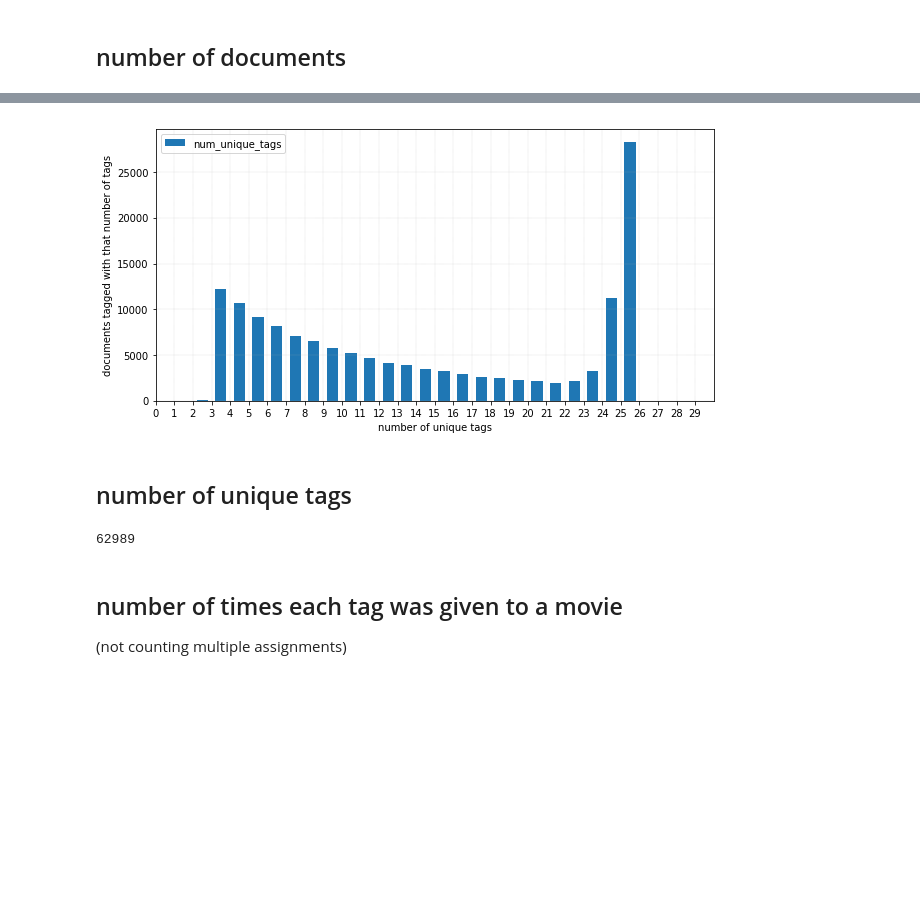
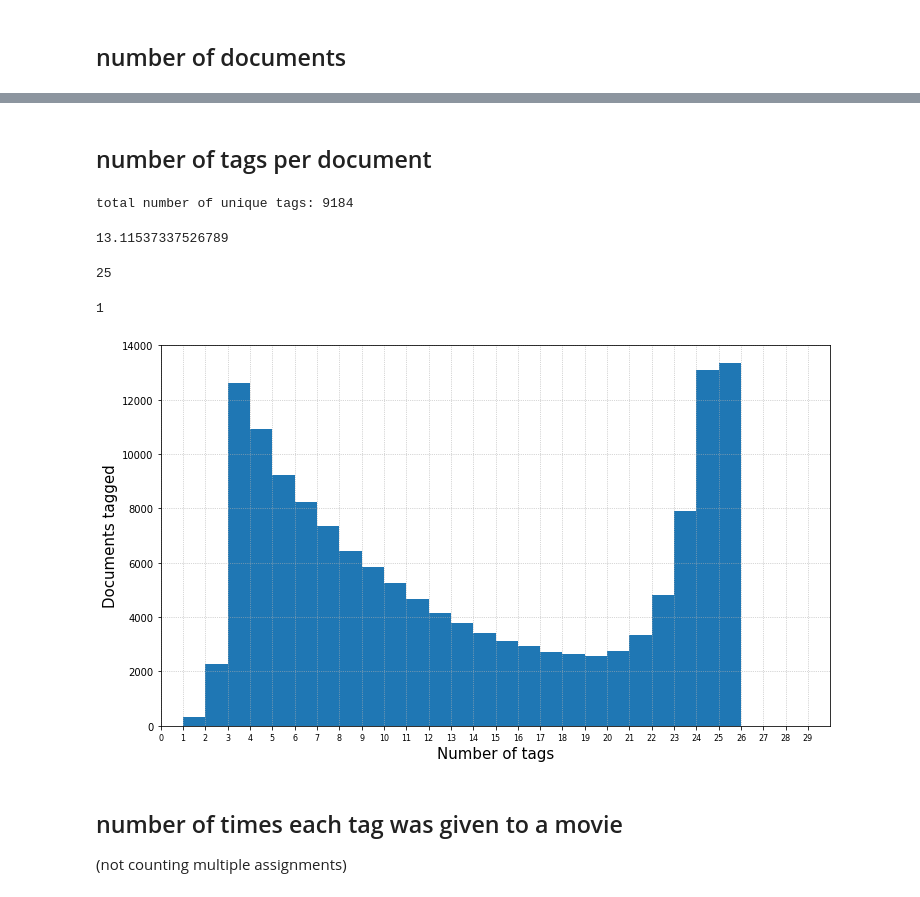
Before and after one commit to queirozfcom/auto-tagger, a Jupyter notebook: social-tags/notebooks/delicious-t140/eda.ipynb, the cells around one changed output, grey strips where cells are left out. Cells and saved outputs as stored; diff of their text form; code cells hidden in the pictures; blank space fills up the shorter version.

```diff
--- a/social-tags/notebooks/delicious-t140/eda.ipynb
+++ b/social-tags/notebooks/delicious-t140/eda.ipynb
@@ -46,3 +35,5 @@ docs_df.describe(include=['number'])
+# %%
+docs_df = get_full_from_cache(INTERIM_DATA_ROOT,with_contents=False)
 # %% [markdown]
 ## number of documents
 # %%
@@ -81,22 +72,45 @@ docs_df.describe(include=['object'])
+# %%
+labelsets = [tagset.split(',') for tagset in docs_df["tags"].values]
+# %%
+mlb = MultiLabelBinarizer(sparse_output=True)
+tag_assignments = mlb.fit_transform(labelsets)
+# %% [markdown]
+## number of tags per document
+# %%
+total_number_of_tags = len(mlb.classes_)
+print("total number of unique tags: "+str(total_number_of_tags))
+# %% [output]
+total number of unique tags: 9184
+# %%
+tags_per_document = tag_assignments.sum(axis=1)
+# %%
+tags_per_document.mean()
+# %% [output]
+13.11537337526789
+# %%
+tags_per_document.max()
+# %% [output]
+25
+# %%
+tags_per_document.min()
+# %% [output]
+1
 # %%
-docs_df[['num_unique_tags']].plot(kind='hist',bins=np.arange(1.0,30,1),rwidth=0.6)
-
-plt.gcf().set_size_inches(10,5)
-# plt.gca().set_title('Number of unique tags per document',fontsize=20)
-plt.xlabel('number of unique tags',fontsize=10)
-plt.ylabel('documents tagged with that number of tags', fontsize=10)
+plt.hist(tags_per_document,bins=np.arange(1.0,30,1),rwidth=1.0)
+plt.gcf().set_size_inches(12,7)
+# plt.gca().set_title('Number of tags per document',fontsize=20)
+plt.xlabel('Number of tags',fontsize=15)
+plt.ylabel('Documents tagged', fontsize=15)
 plt.gca().set_xlim(0,30)
 
 plt.gca().grid(True)
 gridlines = plt.gca().get_xgridlines() + plt.gca().get_ygridlines()
+for line in gridlines:
+    line.set_linestyle(':')
+    line.set_linewidth(0.7)
 
-for line in gridlines:
-    line.set_linestyle('--')
-    line.set_linewidth(0.2)
-
+plt.setp(plt.gca().get_xticklabels(), fontsize=8)
 plt.xticks(np.arange(0, 30, 1))
 plt.show()
 # %% [output]
-[figure, old version]
+[figure, new version]
-# %% [markdown]
-## number of unique tags
@@ -113,7 +117,3 @@ flat_set = set(flat_list)
-# %%
-len(flat_set)
-# %% [output]
-62989
 # %% [markdown]
 ## number of times each tag was given to a movie
 (not counting multiple assignments)
```
Also changed, not shown: parts of 34 cells of this notebook, 15 other files.
